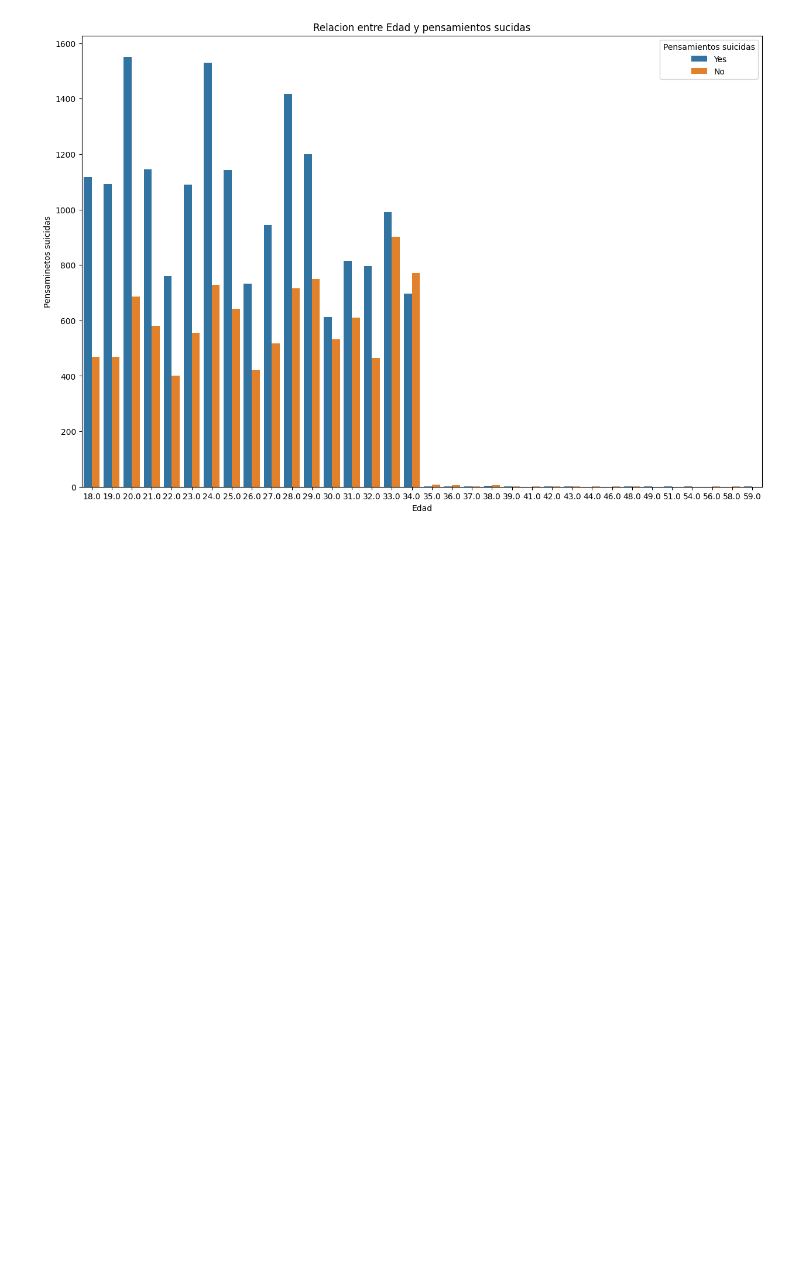
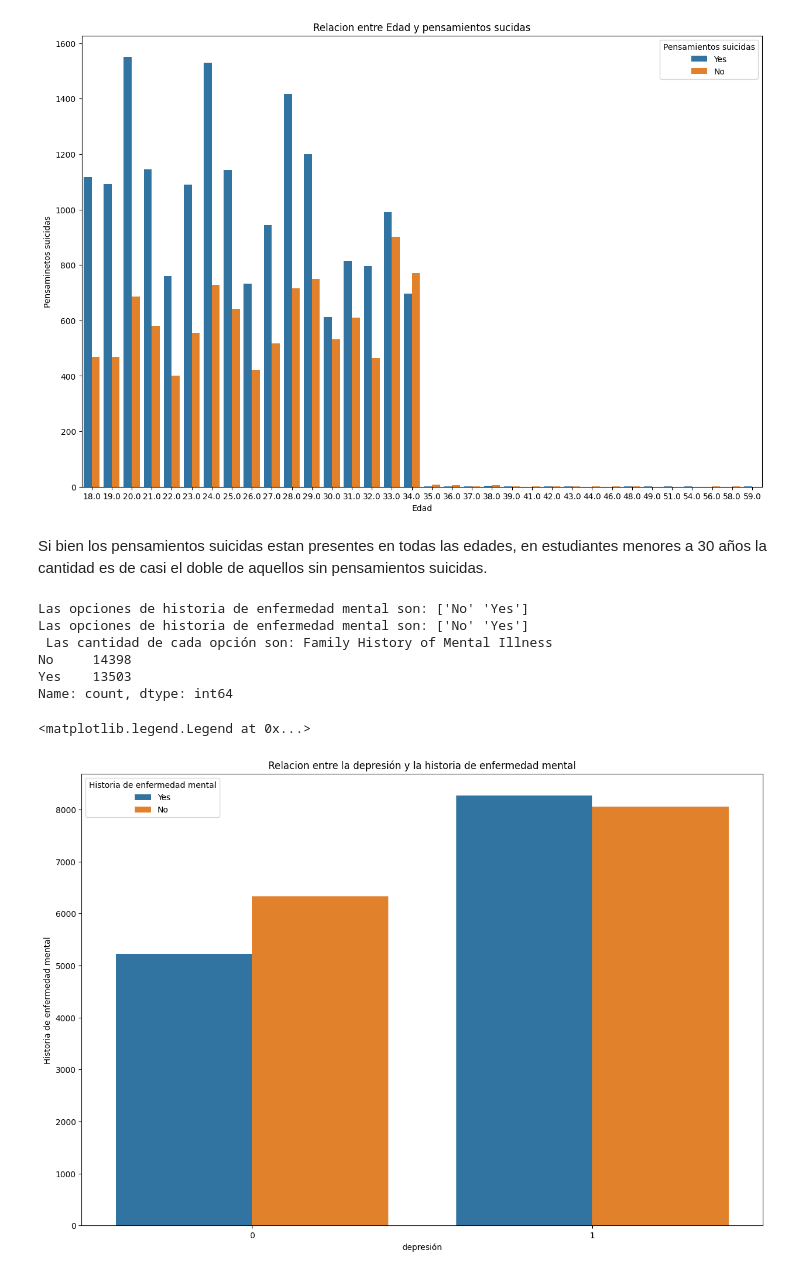
Before and after one commit to LeoV79080679/DSCI, a Jupyter notebook: ProyectoDS_parteI_Valderrama.ipynb, the cells around one changed output. Drawn from its saved outputs; the diff is of its cells as text; code cells hidden in the pictures; blank space fills up the shorter version.

```diff
--- a/ProyectoDS_parteI_Valderrama.ipynb
+++ b/ProyectoDS_parteI_Valderrama.ipynb
@@ -195,3 +196,29 @@ plt.legend(title='Pensamientos suicidas', loc='upper right')
 plt.show()
 # %% [output]
 [figure]
+# %% [markdown]
+Si bien los pensamientos suicidas estan presentes en todas las edades, en estudiantes menores  a 30 años la cantidad es de casi el doble de aquellos sin pensamientos suicidas.
+# %%
+print(f"Las opciones de historia de enfermedad mental son: {df['Family History of Mental Illness'].unique()}")
+
+
+print(f"Las opciones de historia de enfermedad mental son: {df['Family History of Mental Illness'].unique()}")
+
+
+print(f" Las cantidad de cada opción son: {df['Family History of Mental Illness'].value_counts()}")
+
+plt.figure(figsize=(15,10))
+sns.countplot(x=df['Depression'], hue=df['Family History of Mental Illness'])
+plt.title('Relacion entre la depresión y la historia de enfermedad mental')
+plt.xlabel('depresión')
+plt.ylabel('Historia de enfermedad mental')
+plt.legend(title='Historia de enfermedad mental', loc='upper left')
+# %% [output]
+Las opciones de historia de enfermedad mental son: ['No' 'Yes']
+Las opciones de historia de enfermedad mental son: ['No' 'Yes']
+ Las cantidad de cada opción son: Family History of Mental Illness
+No     14398
+Yes    13503
+Name: count, dtype: int64
+<matplotlib.legend.Legend at 0x...>
+[figure, added]
```
Also changed, not shown: parts of 5 cells of this notebook.
